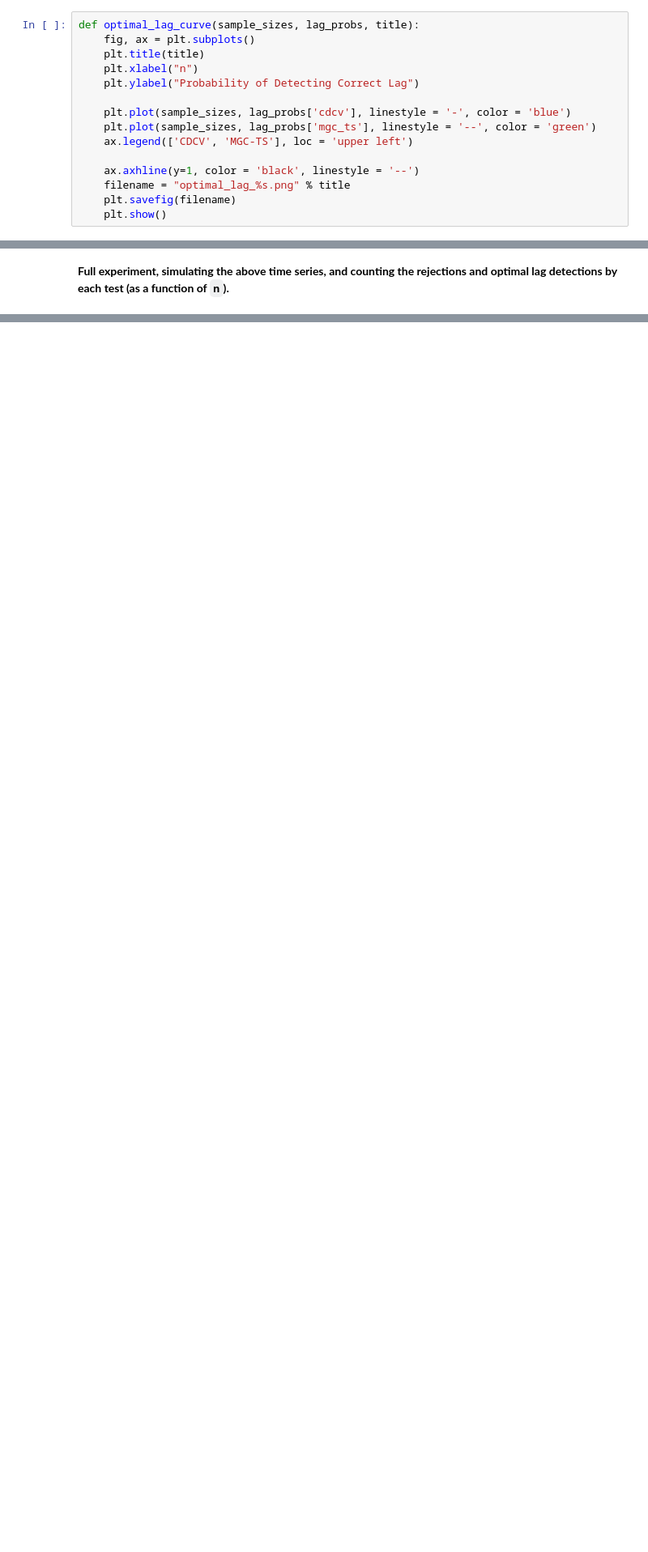
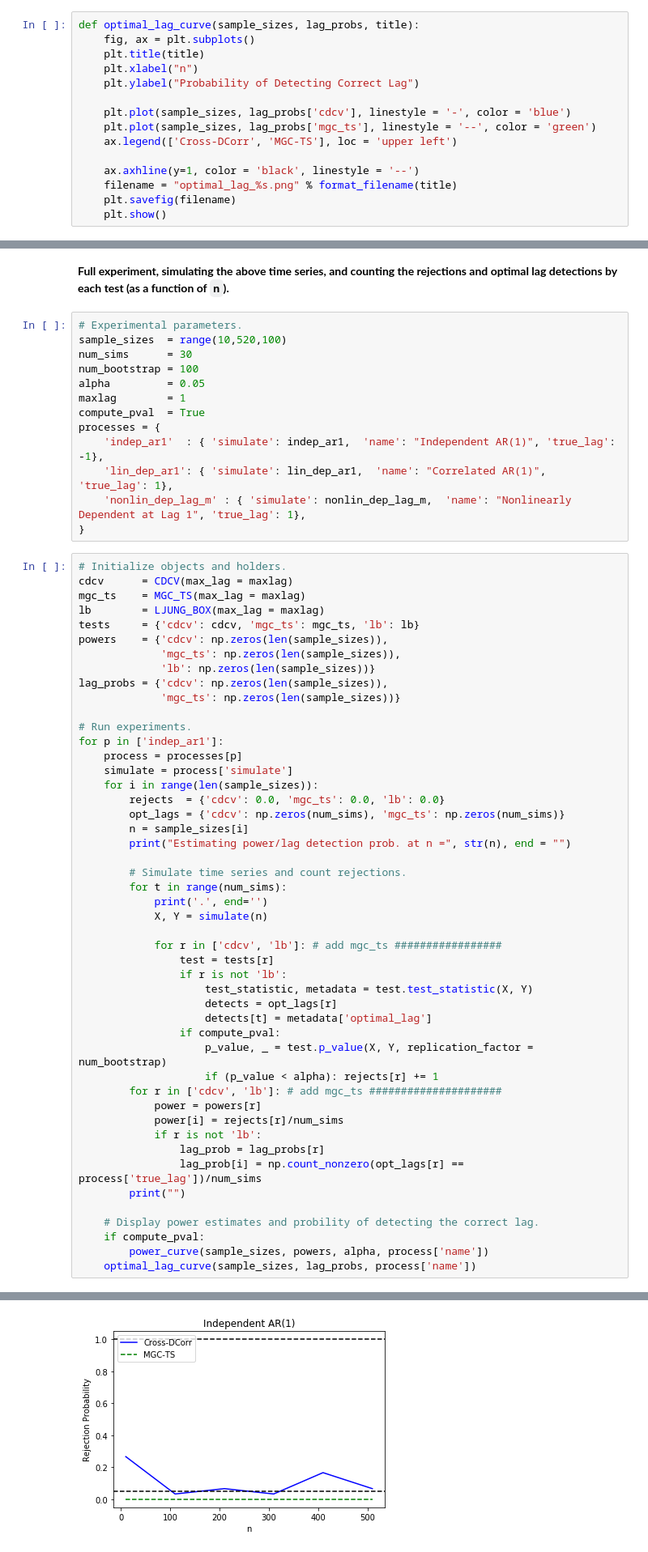
Before and after one commit to neurodata/mgcpy-old, a Jupyter notebook: demos/time-series/time-series.ipynb, the cells around one changed output, grey strips where cells are left out. Shown at 81% size. Saved outputs shown, nothing was run; the diff lists cells and outputs as text; blank space fills up the shorter version.

Commit message:
Cleaned cdcv code. TO DO: Fix permutation test.

```diff
--- a/demos/time-series/time-series.ipynb
+++ b/demos/time-series/time-series.ipynb
@@ -175,10 +159,10 @@ def optimal_lag_curve(sample_sizes, lag_probs, title):
 
     plt.plot(sample_sizes, lag_probs['cdcv'], linestyle = '-', color = 'blue')
     plt.plot(sample_sizes, lag_probs['mgc_ts'], linestyle = '--', color = 'green')
-    ax.legend(['CDCV', 'MGC-TS'], loc = 'upper left')
+    ax.legend(['Cross-DCorr', 'MGC-TS'], loc = 'upper left')
 
     ax.axhline(y=1, color = 'black', linestyle = '--')
-    filename = "optimal_lag_%s.png" % title
+    filename = "optimal_lag_%s.png" % format_filename(title)
     plt.savefig(filename)
     plt.show()
 # %% [markdown]
@@ -227,3 +211,65 @@ def opt_lag_dist(optimal_lags, title, color = 'lightgreen'):
     plt.show()
 # %% [markdown]
 **Full experiment, simulating the above time series, and counting the rejections and optimal lag detections by each test (as a function of `n`).**
+# %%
+# Experimental parameters.
+sample_sizes  = range(10,520,100)
+num_sims      = 30
+num_bootstrap = 100
+alpha         = 0.05
+maxlag        = 1
+compute_pval  = True
+processes = {
+    'indep_ar1'  : { 'simulate': indep_ar1,  'name': "Independent AR(1)", 'true_lag': -1},
+    'lin_dep_ar1': { 'simulate': lin_dep_ar1,  'name': "Correlated AR(1)", 'true_lag': 1},
+    'nonlin_dep_lag_m' : { 'simulate': nonlin_dep_lag_m,  'name': "Nonlinearly Dependent at Lag 1", 'true_lag': 1},
+}
+# %%
+# Initialize objects and holders.
+cdcv      = CDCV(max_lag = maxlag)
+mgc_ts    = MGC_TS(max_lag = maxlag)
+lb        = LJUNG_BOX(max_lag = maxlag)
+tests     = {'cdcv': cdcv, 'mgc_ts': mgc_ts, 'lb': lb}
+powers    = {'cdcv': np.zeros(len(sample_sizes)),
+             'mgc_ts': np.zeros(len(sample_sizes)),
+             'lb': np.zeros(len(sample_sizes))}
+lag_probs = {'cdcv': np.zeros(len(sample_sizes)),
+             'mgc_ts': np.zeros(len(sample_sizes))}
+
+# Run experiments.
+for p in ['indep_ar1']:
+    process = processes[p]
+    simulate = process['simulate']
+    for i in range(len(sample_sizes)):
+        rejects  = {'cdcv': 0.0, 'mgc_ts': 0.0, 'lb': 0.0}
+        opt_lags = {'cdcv': np.zeros(num_sims), 'mgc_ts': np.zeros(num_sims)}
+        n = sample_sizes[i]
+        print("Estimating power/lag detection prob. at n =", str(n), end = "")
+
+        # Simulate time series and count rejections.
+        for t in range(num_sims):
+            print('.', end='')
+            X, Y = simulate(n)
+
+            for r in ['cdcv', 'lb']: # add mgc_ts #################
+                test = tests[r]
+                if r is not 'lb':
+                    test_statistic, metadata = test.test_statistic(X, Y)
+                    detects = opt_lags[r]
+                    detects[t] = metadata['optimal_lag']
+                if compute_pval:
+                    p_value, _ = test.p_value(X, Y, replication_factor = num_bootstrap)
+                    if (p_value < alpha): rejects[r] += 1
+        for r in ['cdcv', 'lb']: # add mgc_ts #####################
+            power = powers[r]
+            power[i] = rejects[r]/num_sims
+            if r is not 'lb':
+                lag_prob = lag_probs[r]
+                lag_prob[i] = np.count_nonzero(opt_lags[r] == process['true_lag'])/num_sims
+        print("")
+
+    # Display power estimates and probility of detecting the correct lag.
+    if compute_pval:
+        power_curve(sample_sizes, powers, alpha, process['name'])
+    optimal_lag_curve(sample_sizes, lag_probs, process['name'])
+# %% [output]
@@ -229,0 +282 @@ def opt_lag_dist(optimal_lags, title, color = 'lightgreen'):
+[figure, added]
```
Also changed, not shown: parts of 14 cells of this notebook, 39 other files.
